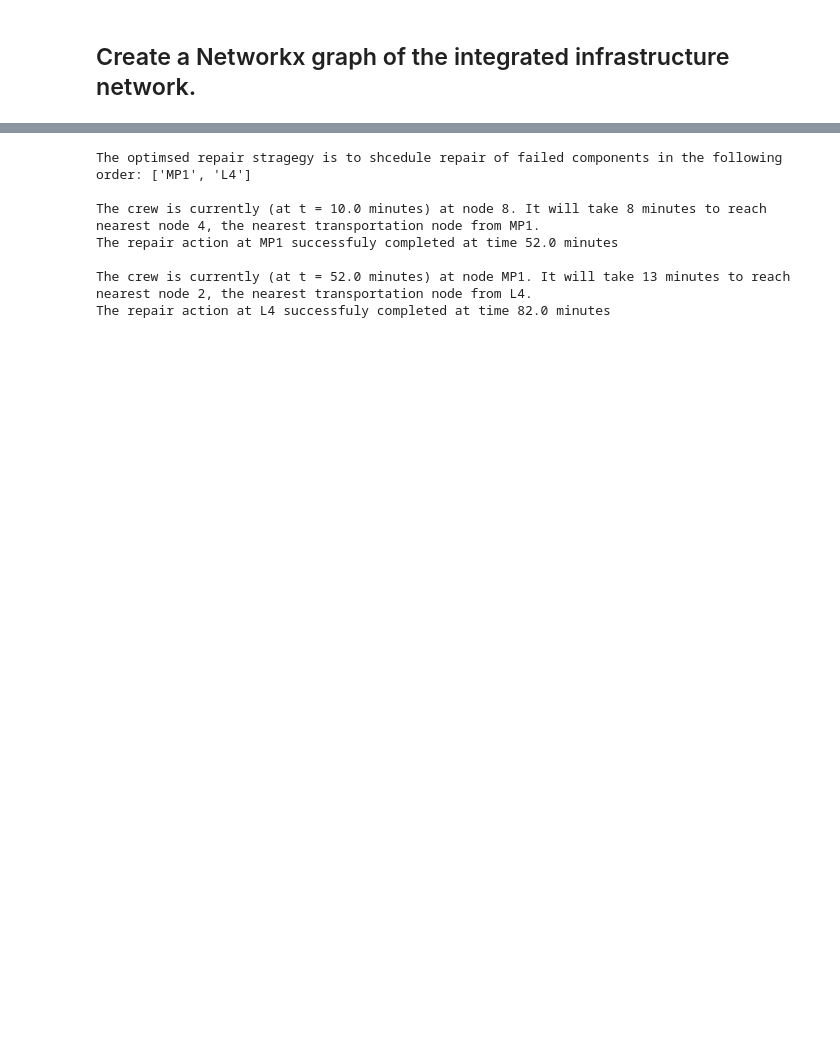
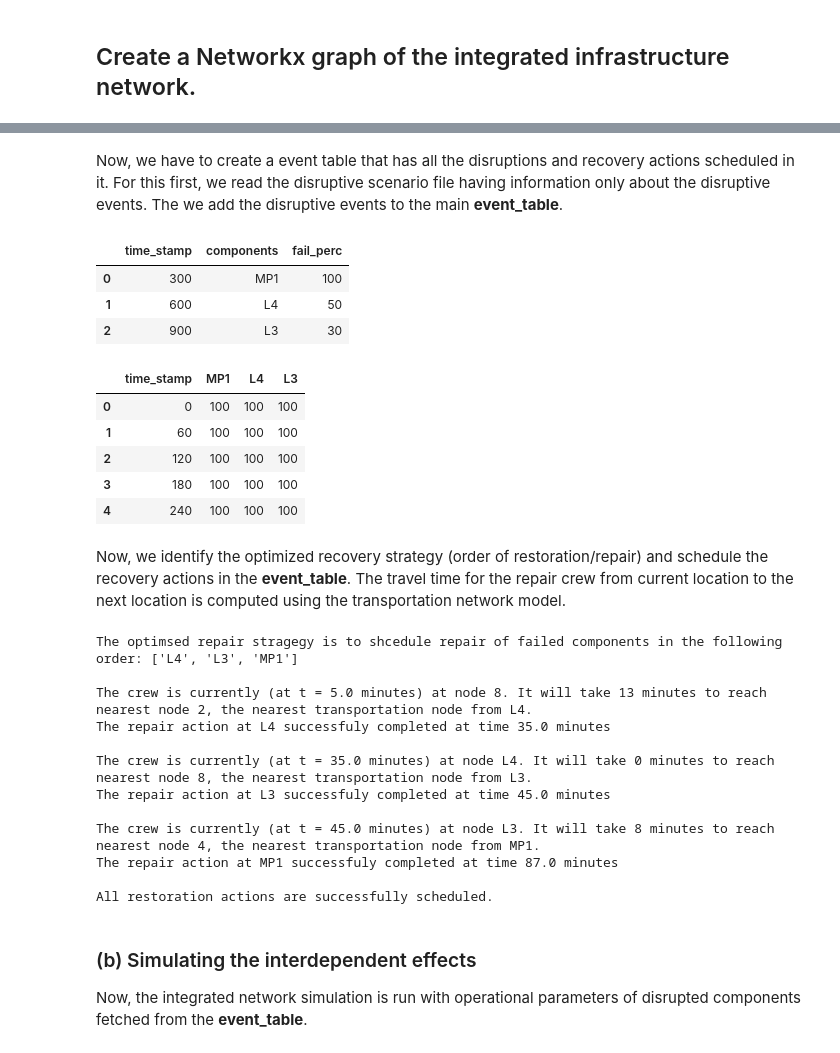
Before and after one commit to srijithbalakrishnan/dreaminsg-integrated-model, a Jupyter notebook: notebooks/demo.ipynb, the cells around one changed output, grey strips where cells are left out. Saved outputs shown, nothing was run; the diff lists cells and outputs as text; code cells hidden in the pictures; blank space fills up the shorter version.

```diff
--- a/notebooks/demo.ipynb
+++ b/notebooks/demo.ipynb
@@ -89,24 +129,42 @@ net1_deps.access_table.head()
+# %% [markdown]
+Now, we have to create a event table that has all the disruptions and recovery actions scheduled in it. For this first, we read the disruptive scenario file having information only about the disruptive events. The we add the disruptive events to the main **event_table**.
+# %%
+# creating test case dataframe
+scenario_file = '../dreaminsg_integrated_model/data/disruptive_scenarios/test1/motor_failure.csv'
+motor_failure = DisruptionAndRecovery(scenario_file, sim_duration, sim_step, curr_loc_crew)
+motor_failure.disruptive_events
+# %% [output]
+|  | time_stamp | components | fail_perc |
+| 0 | 300 | MP1 | 100 |
+| 1 | 600 | L4 | 50 |
+| 2 | 900 | L3 | 30 |
+# %%
+motor_failure.event_table.head()
+# %% [output]
+|  | time_stamp | MP1 | L4 | L3 |
+| 0 | 0 | 100 | 100 | 100 |
+| 1 | 60 | 100 | 100 | 100 |
+| 2 | 120 | 100 | 100 | 100 |
+| 3 | 180 | 100 | 100 | 100 |
+| 4 | 240 | 100 | 100 | 100 |
+# %% [markdown]
+Now, we identify the optimized recovery strategy (order of restoration/repair) and schedule the recovery actions in the **event_table**. The travel time for the repair crew from current location to the next location is computed using the transportation network model.
 # %%
-#Setting recovery parameters
-curr_loc_crew = 8
-recovery_rate = 0.05
+#Simulating repair curves
+repair_order = motor_failure.optimze_recovery_strategy() #Felix' model will be embedded in this method.
+print("The optimsed repair stragegy is to shcedule repair of failed components in the following order: {}\n".format(repair_order))
 
-#Setting simulation parameters
-sim_duration = 60*100
-sim_step = 60
-
-# creating test case dataframe
-scenario_file = '../dreaminsg_integrated_model/data/disruptive_scenarios/test1/motor_failure.csv'
-motor_failure = DisruptionAndRecovery(scenario_file, sim_duration, sim_step, curr_loc_crew)
-
-#Simulating repair curves
-repair_order = motor_failure.optimze_recovery_strategy()
-print("The optimsed repair stragegy is to shcedule repair of failed components in the following order: {}\n".format(repair_order))
 for index, node in enumerate(repair_order):
     origin_node = node
-    connected_bus = find_connected_power_node(origin_node, pn)
-    nearest_node, near_dist = get_nearest_node(integrated_graph, connected_bus, "transpo_node")
-    #print("The nearest node to {} is {} at a distance of {}m.".format(origin_node, nearest_node, near_dist))
+    compon_infra = interdependencies.get_infra_type(origin_node)
+
+    if compon_infra == "power":
+        connected_bus = find_connected_power_node(origin_node, pn)
+        nearest_node, near_dist = get_nearest_node(integrated_graph, connected_bus, "transpo_node")
+        #print("The nearest node to {} is {} at a distance of {}m.".format(origin_node, nearest_node, near_dist))
+    elif compon_infra == "water":
+        connected_node = find_connected_water_node(origin_node, wn)
+        nearest_node, near_dist = get_nearest_node(integrated_graph, connected_node, "transpo_node")
 
     travel_time = int(round(tn.calculateShortestTravelTime(curr_loc_crew, nearest_node), 0))
     print("The crew is currently (at t = {} minutes) at node {}. It will take {} minutes to reach nearest node {}, the nearest transportation node from {}.".format(
@@ -116,11 +174,17 @@ for index, node in enumerate(repair_order):
     #Schedule the recovery action
     recovery_start = motor_failure.next_crew_trip_start + travel_time*60
     motor_failure.schedule_recovery(origin_node, recovery_start, recovery_rate)
+print("All restoration actions are successfully scheduled.")
 # %% [output]
-The optimsed repair stragegy is to shcedule repair of failed components in the following order: ['MP1', 'L4']
+The optimsed repair stragegy is to shcedule repair of failed components in the following order: ['L4', 'L3', 'MP1']
 
-The crew is currently (at t = 10.0 minutes) at node 8. It will take 8 minutes to reach nearest node 4, the nearest transportation node from MP1.
-The repair action at MP1 successfuly completed at time 52.0 minutes
+The crew is currently (at t = 5.0 minutes) at node 8. It will take 13 minutes to reach nearest node 2, the nearest transportation node from L4.
+The repair action at L4 successfuly completed at time 35.0 minutes
 
-The crew is currently (at t = 52.0 minutes) at node MP1. It will take 13 minutes to reach nearest node 2, the nearest transportation node from L4.
-The repair action at L4 successfuly completed at time 82.0 minutes
+The crew is currently (at t = 35.0 minutes) at node L4. It will take 0 minutes to reach nearest node 8, the nearest transportation node from L3.
+The repair action at L3 successfuly completed at time 45.0 minutes
+
+The crew is currently (at t = 45.0 minutes) at node L3. It will take 8 minutes to reach nearest node 4, the nearest transportation node from MP1.
+The repair action at MP1 successfuly completed at time 87.0 minutes
+
+All restoration actions are successfully scheduled.
@@ -126,0 +193,3 @@ The repair action at L4 successfuly completed at time 82.0 minutes
+# %% [markdown]
+### (b) Simulating the interdependent effects
+Now, the integrated network simulation is run with operational parameters of disrupted components fetched from the **event_table**.
```
Also changed, not shown: parts of 20 cells of this notebook, 17 other files.
